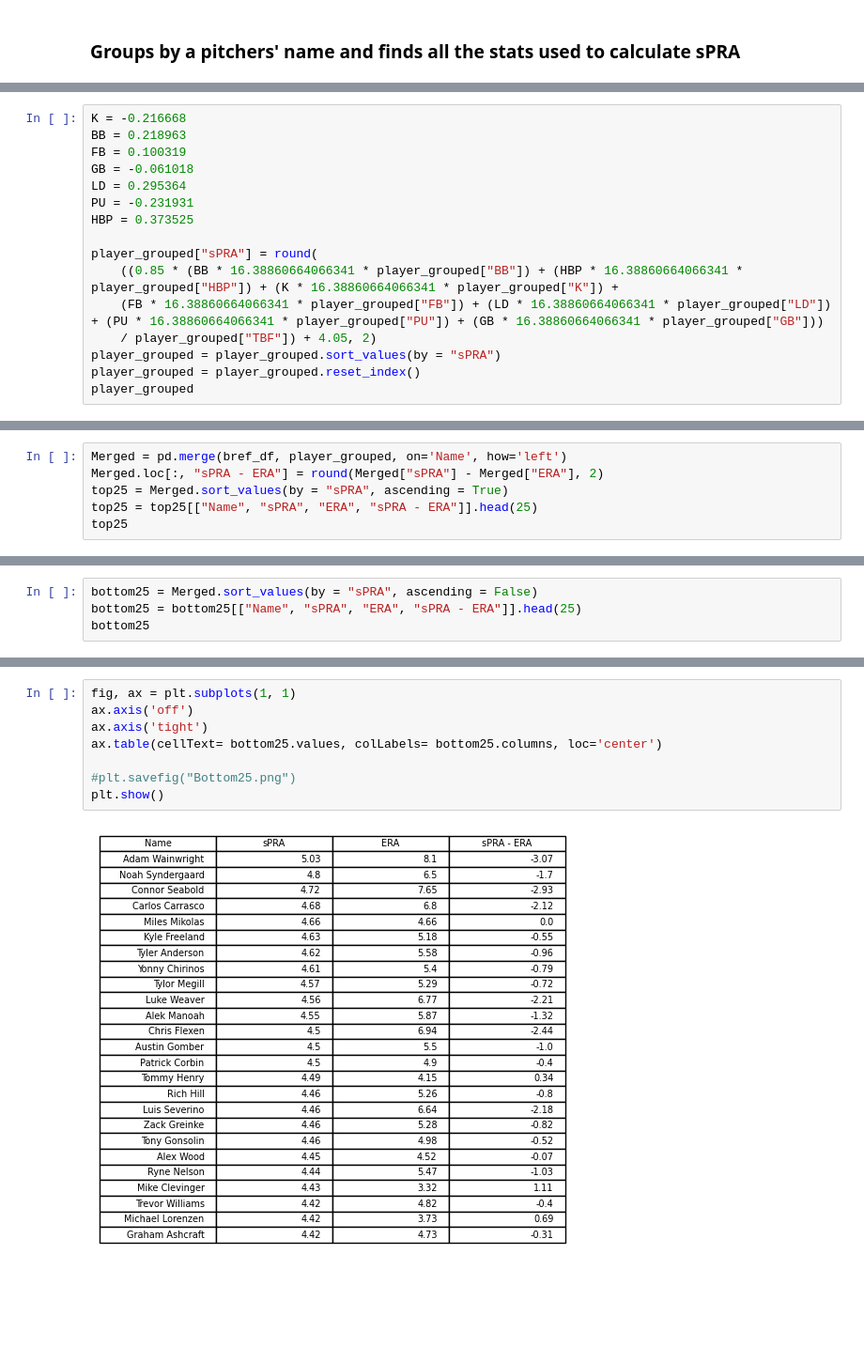
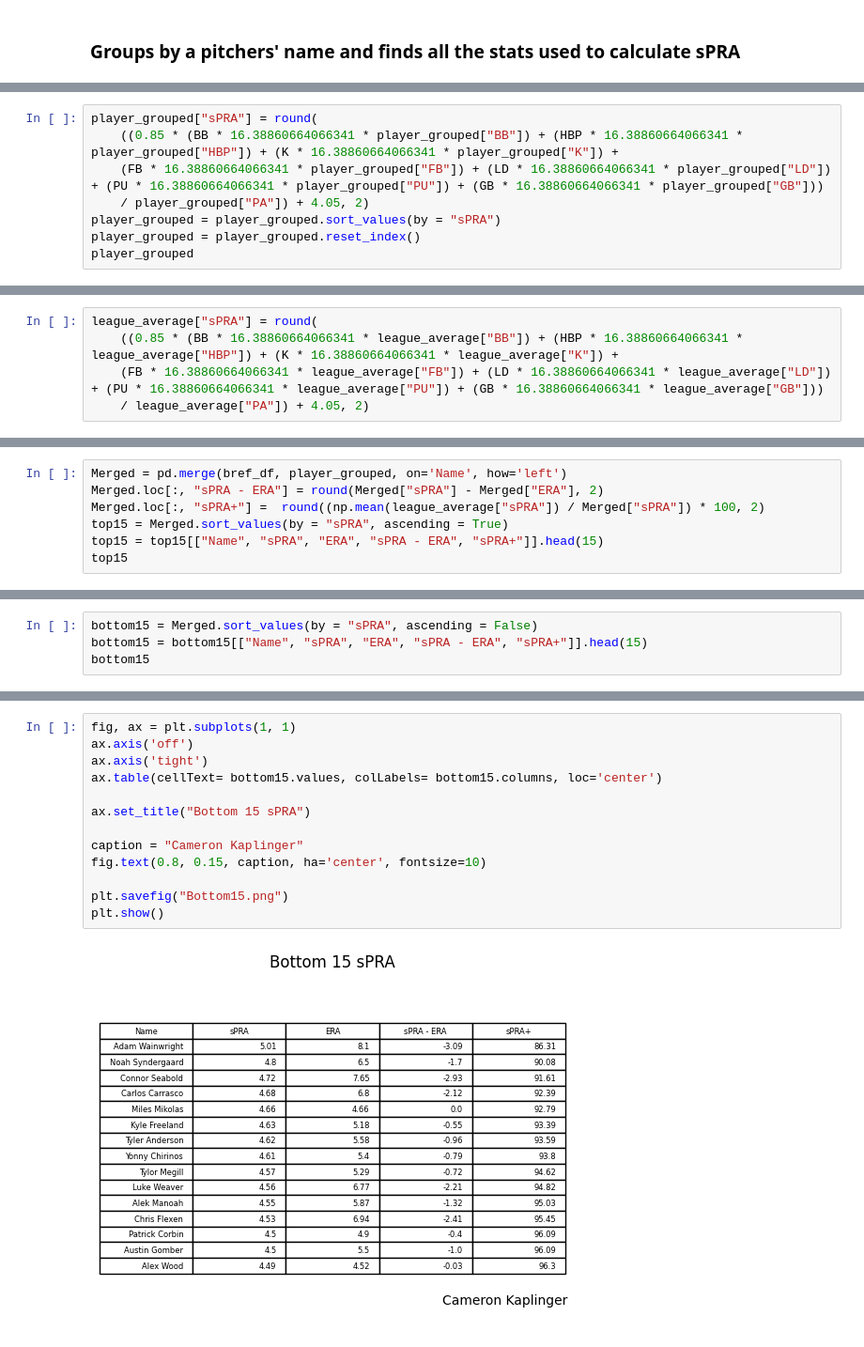
Before and after one commit to Cbkaplinger/Random-Projects, a Jupyter notebook: MLB/Creation-of-sPRA/sPRA2023.ipynb, the cells around one changed output, grey strips where cells are left out. Shown at 94% size. Cells and saved outputs as stored; diff of their text form; blank space fills up the shorter version.

```diff
--- a/MLB/Creation-of-sPRA/sPRA2023.ipynb
+++ b/MLB/Creation-of-sPRA/sPRA2023.ipynb
@@ -107,16 +133,8 @@ player_grouped
 # %%
-K = -0.216668
-BB = 0.218963
-FB = 0.100319
-GB = -0.061018
-LD = 0.295364
-PU = -0.231931
-HBP = 0.373525
-
 player_grouped["sPRA"] = round(
     ((0.85 * (BB * 16.38860664066341 * player_grouped["BB"]) + (HBP * 16.38860664066341 * player_grouped["HBP"]) + (K * 16.38860664066341 * player_grouped["K"]) +
     (FB * 16.38860664066341 * player_grouped["FB"]) + (LD * 16.38860664066341 * player_grouped["LD"]) + (PU * 16.38860664066341 * player_grouped["PU"]) + (GB * 16.38860664066341 * player_grouped["GB"]))
-    / player_grouped["TBF"]) + 4.05, 2)
+    / player_grouped["PA"]) + 4.05, 2)
 player_grouped = player_grouped.sort_values(by = "sPRA")
 player_grouped = player_grouped.reset_index()
 player_grouped
@@ -137 +155,6 @@ player_grouped
+# %%
+league_average["sPRA"] = round(
+    ((0.85 * (BB * 16.38860664066341 * league_average["BB"]) + (HBP * 16.38860664066341 * league_average["HBP"]) + (K * 16.38860664066341 * league_average["K"]) +
+    (FB * 16.38860664066341 * league_average["FB"]) + (LD * 16.38860664066341 * league_average["LD"]) + (PU * 16.38860664066341 * league_average["PU"]) + (GB * 16.38860664066341 * league_average["GB"]))
+    / league_average["PA"]) + 4.05, 2)
 # %% [markdown]
@@ -139,7 +162,8 @@ player_grouped
 # %%
 Merged = pd.merge(bref_df, player_grouped, on='Name', how='left')
 Merged.loc[:, "sPRA - ERA"] = round(Merged["sPRA"] - Merged["ERA"], 2)
-top25 = Merged.sort_values(by = "sPRA", ascending = True)
-top25 = top25[["Name", "sPRA", "ERA", "sPRA - ERA"]].head(25)
-top25
+Merged.loc[:, "sPRA+"] =  round((np.mean(league_average["sPRA"]) / Merged["sPRA"]) * 100, 2)
+top15 = Merged.sort_values(by = "sPRA", ascending = True)
+top15 = top15[["Name", "sPRA", "ERA", "sPRA - ERA", "sPRA+"]].head(15)
+top15
 # %% [output]
@@ -175,5 +203,5 @@ plt.show()
 # %%
-bottom25 = Merged.sort_values(by = "sPRA", ascending = False)
-bottom25 = bottom25[["Name", "sPRA", "ERA", "sPRA - ERA"]].head(25)
-bottom25
+bottom15 = Merged.sort_values(by = "sPRA", ascending = False)
+bottom15 = bottom15[["Name", "sPRA", "ERA", "sPRA - ERA", "sPRA+"]].head(15)
+bottom15
 # %% [output]
@@ -197,10 +224,15 @@ bottom25
 # %%
 fig, ax = plt.subplots(1, 1)
 ax.axis('off')
 ax.axis('tight')
-ax.table(cellText= bottom25.values, colLabels= bottom25.columns, loc='center')
+ax.table(cellText= bottom15.values, colLabels= bottom15.columns, loc='center')
 
-#plt.savefig("Bottom25.png")
+ax.set_title("Bottom 15 sPRA")
+
+caption = "Cameron Kaplinger"
+fig.text(0.8, 0.15, caption, ha='center', fontsize=10)
+
+plt.savefig("Bottom15.png")
 plt.show()
 # %% [output]
-[figure, old version]
+[figure, new version]
```
Also changed, not shown: parts of 10 cells of this notebook, 9 other files.
